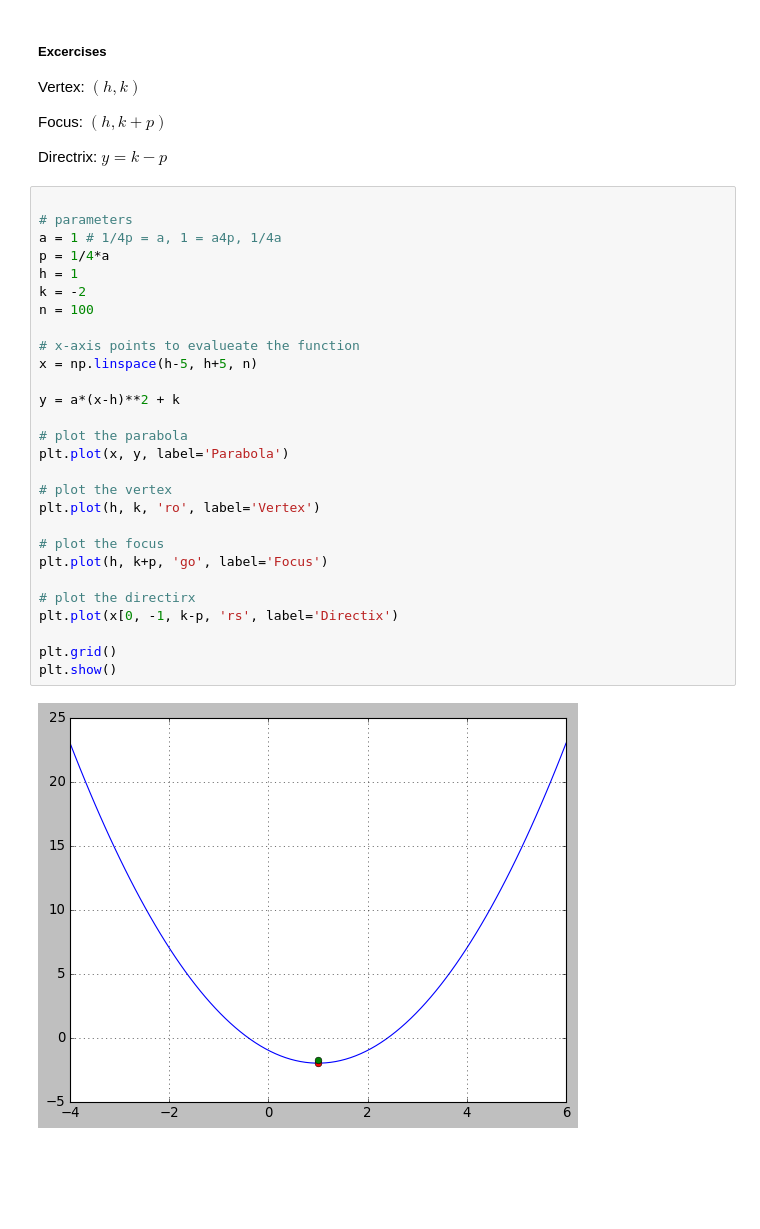
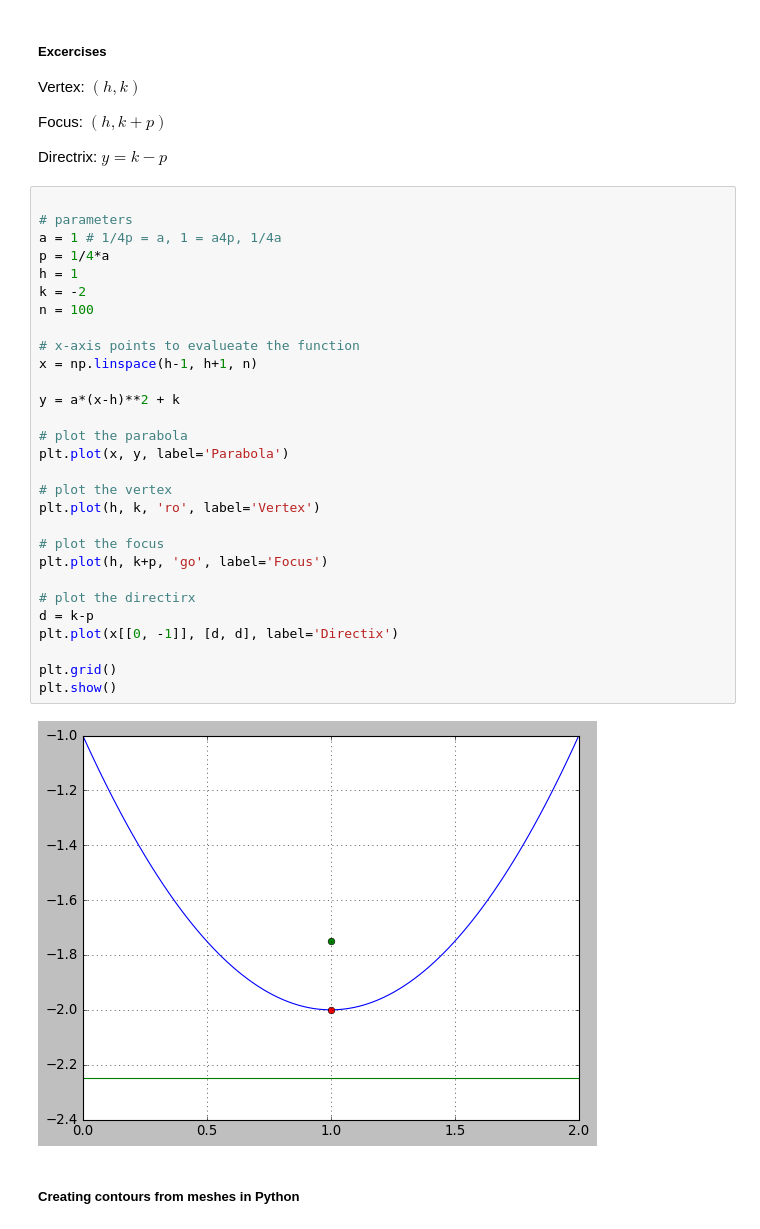
Before and after one commit to pawelztef/maths_pyt, a Jupyter notebook: graphing_conic_sections.ipynb, the cells around one changed output. Saved outputs shown, nothing was run; the diff lists cells and outputs as text; blank space fills up the shorter version.

```diff
--- a/graphing_conic_sections.ipynb
+++ b/graphing_conic_sections.ipynb
@@ -39,30 +39,33 @@ Directrix: $y=k-p$
 # %%
 
 # parameters
 a = 1 # 1/4p = a, 1 = a4p, 1/4a
 p = 1/4*a
 h = 1
 k = -2
 n = 100
 
 # x-axis points to evalueate the function
-x = np.linspace(h-5, h+5, n)
+x = np.linspace(h-1, h+1, n)
 
 y = a*(x-h)**2 + k
 
 # plot the parabola
 plt.plot(x, y, label='Parabola')
 
 # plot the vertex
 plt.plot(h, k, 'ro', label='Vertex')
 
 # plot the focus
 plt.plot(h, k+p, 'go', label='Focus')
 
 # plot the directirx
-plt.plot(x[0, -1, k-p, 'rs', label='Directix')
+d = k-p
+plt.plot(x[[0, -1]], [d, d], label='Directix')
 
 plt.grid()
 plt.show()
 # %% [output]
-[figure, old version]
+[figure, new version]
+# %% [markdown]
+##### Creating contours from meshes in Python
```
Also changed, not shown: parts of 7 cells of this notebook.
